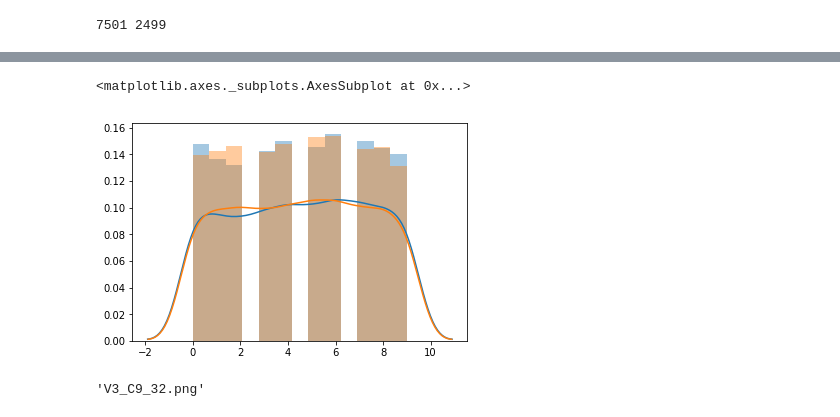
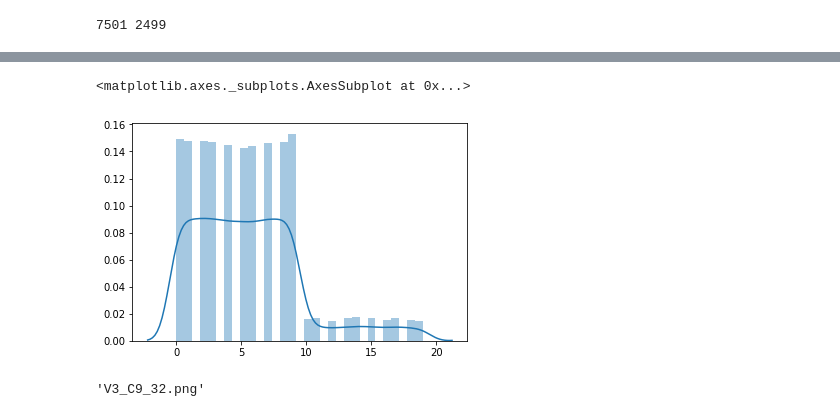
Before and after one commit to NavneetSajwan/Hindi-Vowel-Consonant-Classification, a Jupyter notebook: Hindi_Vowel_Consonant_Classification.ipynb, the cells around one changed output, grey strips where cells are left out. Cells and saved outputs as stored; diff of their text form; code cells hidden in the pictures.

```diff
--- a/Hindi_Vowel_Consonant_Classification.ipynb
+++ b/Hindi_Vowel_Consonant_Classification.ipynb
@@ -130,8 +112,11 @@ def label_creator(files):
   y_vowel=[]
   y_consonant=[]
   for file in files:
-    vowel_idx=int(file[1])
     cons_idx=int(file[4])
+    if cons_idx==0:
+      vowel_idx=int(file[1]) +10
+    else:
+      vowel_idx=int(file[1])
     y_vowel.append(vowel_idx)
     y_consonant.append(cons_idx)
   return y_vowel, y_consonant
@@ -139,11 +124,11 @@ def label_creator(files):
 y_vowel,y_consonant = label_creator(files_train)
 y_vval, y_cval = label_creator(files_val)
 # %%
-sns.distplot(y_cval )
-sns.distplot(y_vval )
+sns.distplot(y_vowel )
+# sns.distplot(y_vval )
 # %% [output]
 <matplotlib.axes._subplots.AxesSubplot at 0x...>
-[figure, old version]
+[figure, new version]
 # %%
 files_val[0]
 # %% [output]
```
Also changed, not shown: parts of 18 cells of this notebook.
